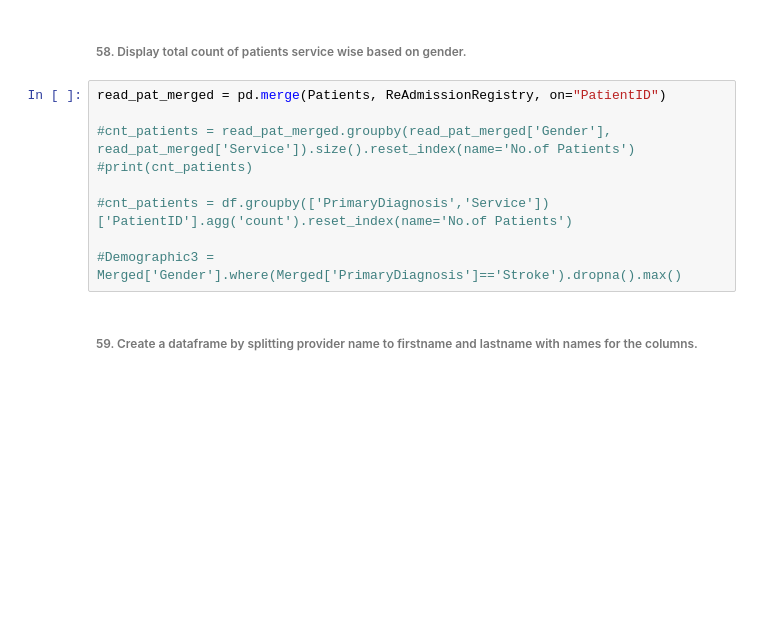
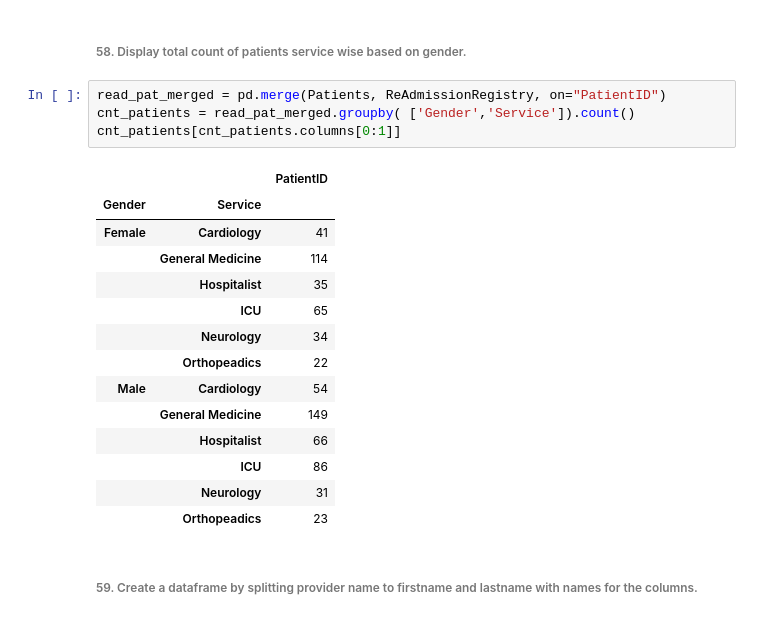
Before and after one commit to Seenu-Raj/Panda_Girls_Team3, a Jupyter notebook: Team3_PandaGirls_Q51-60.ipynb, the cells around one changed output. Saved outputs shown, nothing was run; the diff lists cells and outputs as text; blank space fills up the shorter version.

```diff
--- a/Team3_PandaGirls_Q51-60.ipynb
+++ b/Team3_PandaGirls_Q51-60.ipynb
@@ -95,13 +125,23 @@ Age prone to get Stroke will be 63
 ###### 58. Display total count of patients service wise based on gender.
 # %%
 read_pat_merged = pd.merge(Patients, ReAdmissionRegistry, on="PatientID")
-
-#cnt_patients = read_pat_merged.groupby(read_pat_merged['Gender'], read_pat_merged['Service']).size().reset_index(name='No.of Patients')
-#print(cnt_patients)
-
-#cnt_patients = df.groupby(['PrimaryDiagnosis','Service'])['PatientID'].agg('count').reset_index(name='No.of Patients')
-
-#Demographic3 = Merged['Gender'].where(Merged['PrimaryDiagnosis']=='Stroke').dropna().max()
+cnt_patients = read_pat_merged.groupby( ['Gender','Service']).count()
+cnt_patients[cnt_patients.columns[0:1]]
+# %% [output]
+|  |  | PatientID |
+| Gender | Service |  |
+| Female | Cardiology | 41 |
+|  | General Medicine | 114 |
+|  | Hospitalist | 35 |
+|  | ICU | 65 |
+|  | Neurology | 34 |
+|  | Orthopeadics | 22 |
+| Male | Cardiology | 54 |
+|  | General Medicine | 149 |
+|  | Hospitalist | 66 |
+|  | ICU | 86 |
+|  | Neurology | 31 |
+|  | Orthopeadics | 23 |
 # %% [markdown]
 ###### 59. Create a dataframe by splitting provider name to firstname and lastname with names for the columns.
 # %%
```
Also changed, not shown: parts of 9 cells of this notebook, 1 other file.
